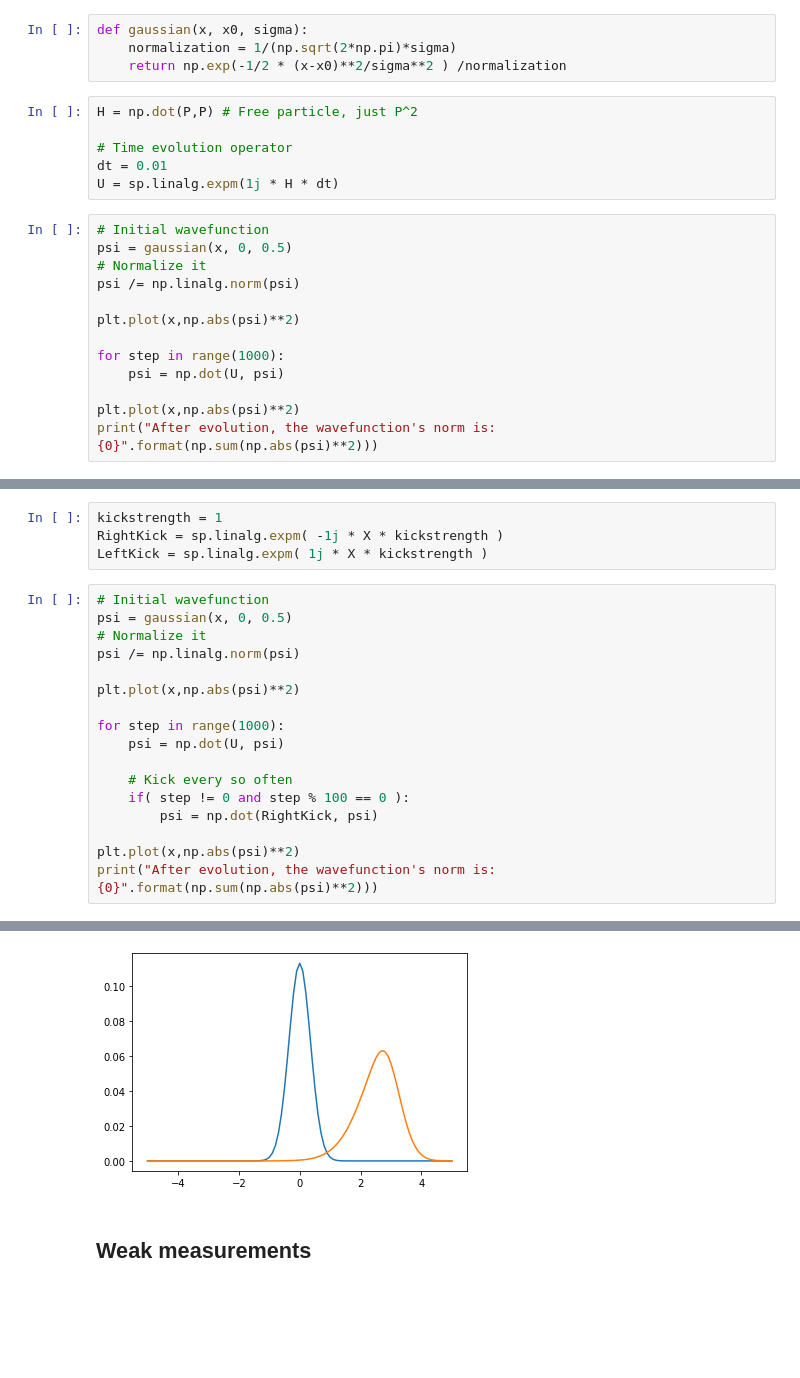
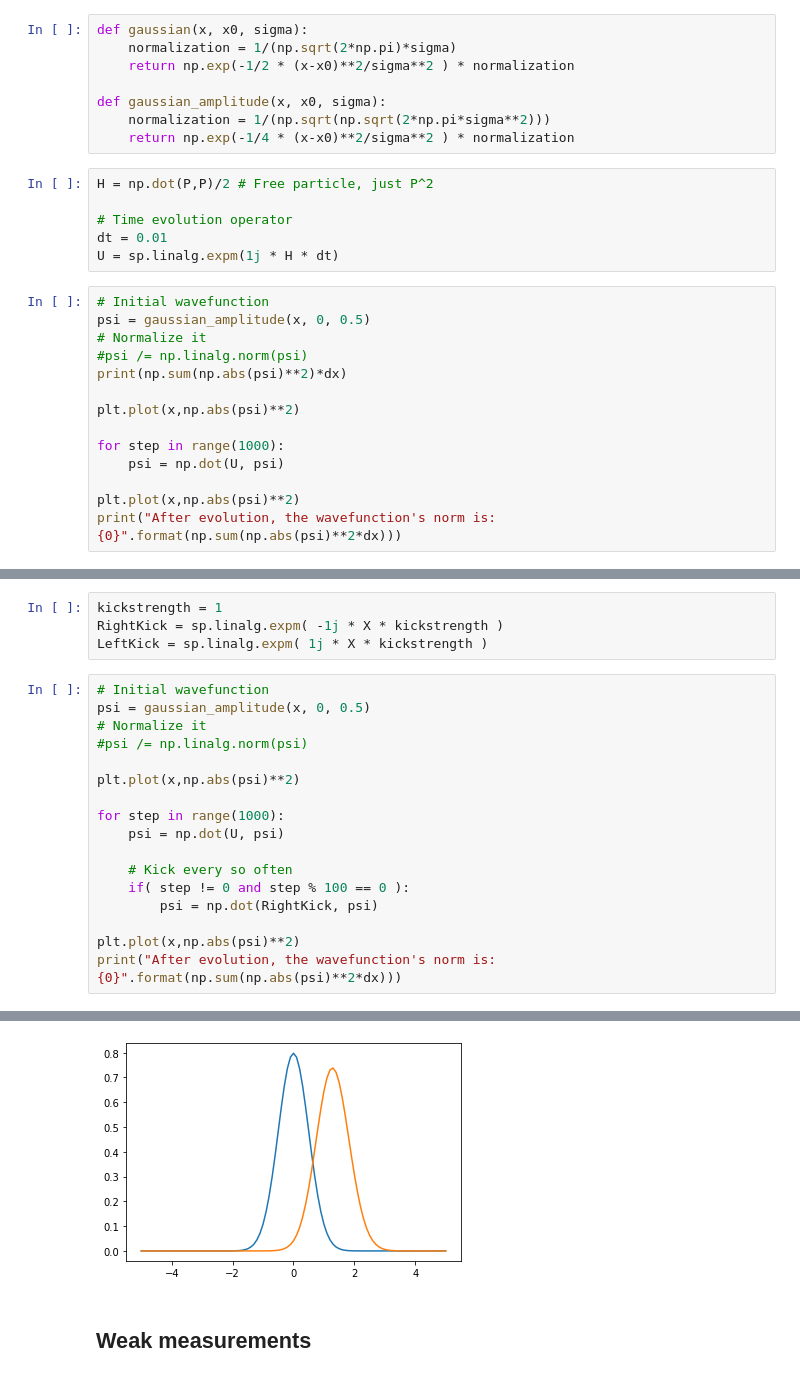
Before and after one commit to MoustHolmes/Quantum-cartpole-enviroment, a Jupyter notebook: PlaygroundEvert.ipynb, the cells around one changed output, grey strips where cells are left out. Cells and saved outputs as stored; diff of their text form; blank space fills up the shorter version.

```diff
--- a/PlaygroundEvert.ipynb
+++ b/PlaygroundEvert.ipynb
@@ -22,18 +22,23 @@ P = 1j * (np.diag(np.ones(L), k=1) - np.diag(np.ones(L), k=-1))
 # %%
 def gaussian(x, x0, sigma):
     normalization = 1/(np.sqrt(2*np.pi)*sigma)
-    return np.exp(-1/2 * (x-x0)**2/sigma**2 ) /normalization
+    return np.exp(-1/2 * (x-x0)**2/sigma**2 ) * normalization
+
+def gaussian_amplitude(x, x0, sigma):
+    normalization = 1/(np.sqrt(np.sqrt(2*np.pi*sigma**2)))
+    return np.exp(-1/4 * (x-x0)**2/sigma**2 ) * normalization
 # %%
-H = np.dot(P,P) # Free particle, just P^2
+H = np.dot(P,P)/2 # Free particle, just P^2
 
 # Time evolution operator
 dt = 0.01
 U = sp.linalg.expm(1j * H * dt)
 # %%
 # Initial wavefunction
-psi = gaussian(x, 0, 0.5)
+psi = gaussian_amplitude(x, 0, 0.5)
 # Normalize it
-psi /= np.linalg.norm(psi)
+#psi /= np.linalg.norm(psi)
+print(np.sum(np.abs(psi)**2)*dx)
 
 plt.plot(x,np.abs(psi)**2)
 
@@ -41,5 +46,5 @@ for step in range(1000):
     psi = np.dot(U, psi)
 
 plt.plot(x,np.abs(psi)**2)
-print("After evolution, the wavefunction's norm is: {0}".format(np.sum(np.abs(psi)**2)))
+print("After evolution, the wavefunction's norm is: {0}".format(np.sum(np.abs(psi)**2*dx)))
 # %% [output]
@@ -53,9 +59,9 @@ RightKick = sp.linalg.expm( -1j * X * kickstrength )
 LeftKick = sp.linalg.expm( 1j * X * kickstrength )
 # %%
 # Initial wavefunction
-psi = gaussian(x, 0, 0.5)
+psi = gaussian_amplitude(x, 0, 0.5)
 # Normalize it
-psi /= np.linalg.norm(psi)
+#psi /= np.linalg.norm(psi)
 
 plt.plot(x,np.abs(psi)**2)
 
@@ -67,5 +73,5 @@ for step in range(1000):
         psi = np.dot(RightKick, psi)
 
 plt.plot(x,np.abs(psi)**2)
-print("After evolution, the wavefunction's norm is: {0}".format(np.sum(np.abs(psi)**2)))
+print("After evolution, the wavefunction's norm is: {0}".format(np.sum(np.abs(psi)**2*dx)))
 # %% [output]
@@ -73,4 +79,4 @@ After evolution, the wavefunction's norm is: 0.9999999999996172
-[figure, old version]
+[figure, new version]
 # %% [markdown]
 ## Weak measurements
 # %%
```
Also changed, not shown: parts of 11 cells of this notebook.
